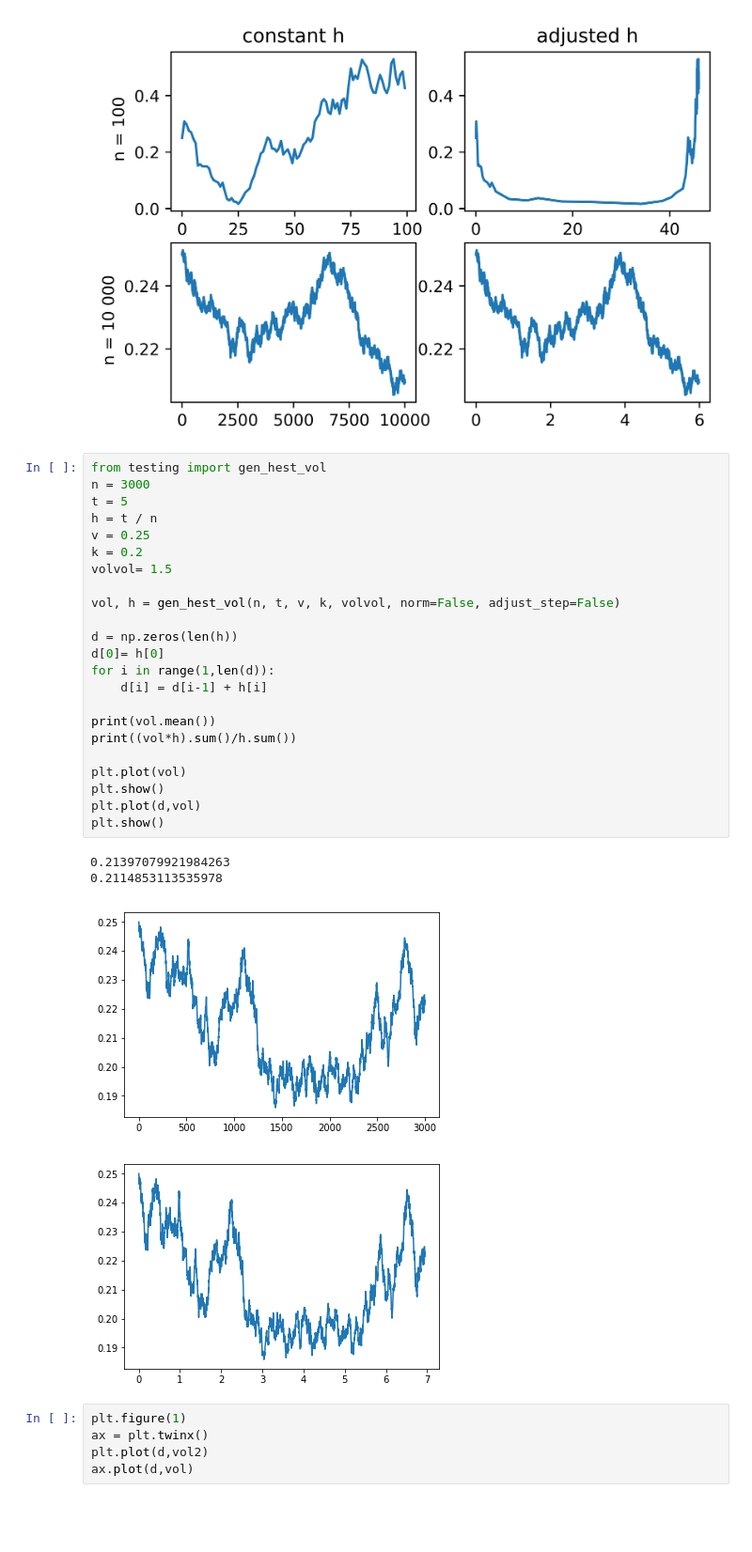
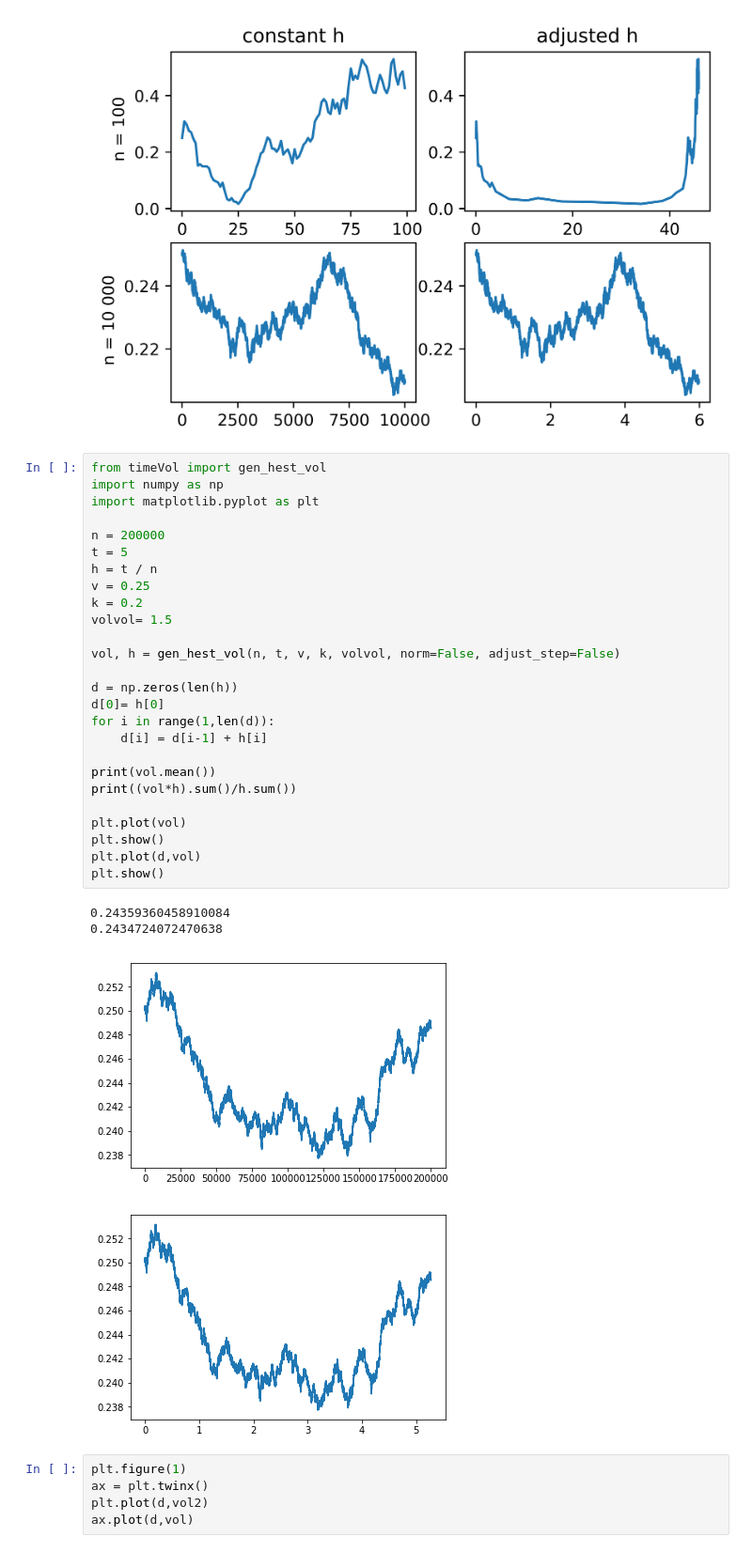
Before and after one commit to markusrk/Prosjektfinans, a Jupyter notebook: testing.ipynb, the cells around one changed output. Shown at 94% size. Saved outputs shown, nothing was run; the diff lists cells and outputs as text; blank space fills up the shorter version.

```diff
--- a/testing.ipynb
+++ b/testing.ipynb
@@ -117,33 +117,36 @@ plt.show()
 # %% [output]
 [figure]
 # %%
-from testing import gen_hest_vol
-n = 3000
+from timeVol import gen_hest_vol
+import numpy as np
+import matplotlib.pyplot as plt
+
+n = 200000
 t = 5
 h = t / n
 v = 0.25
 k = 0.2
 volvol= 1.5
 
 vol, h = gen_hest_vol(n, t, v, k, volvol, norm=False, adjust_step=False)
 
 d = np.zeros(len(h))
 d[0]= h[0]
 for i in range(1,len(d)):
     d[i] = d[i-1] + h[i]
 
 print(vol.mean())
 print((vol*h).sum()/h.sum())
 
 plt.plot(vol)
 plt.show()
 plt.plot(d,vol)
 plt.show()
 # %% [output]
-0.21397079921984263
-0.2114853113535978
+0.24359360458910084
+0.2434724072470638
-[figure, old version]
+[figure, new version]
-[figure, old version]
+[figure, new version]
 # %%
 plt.figure(1)
 ax = plt.twinx()
```
Also changed, not shown: 3 other files.
